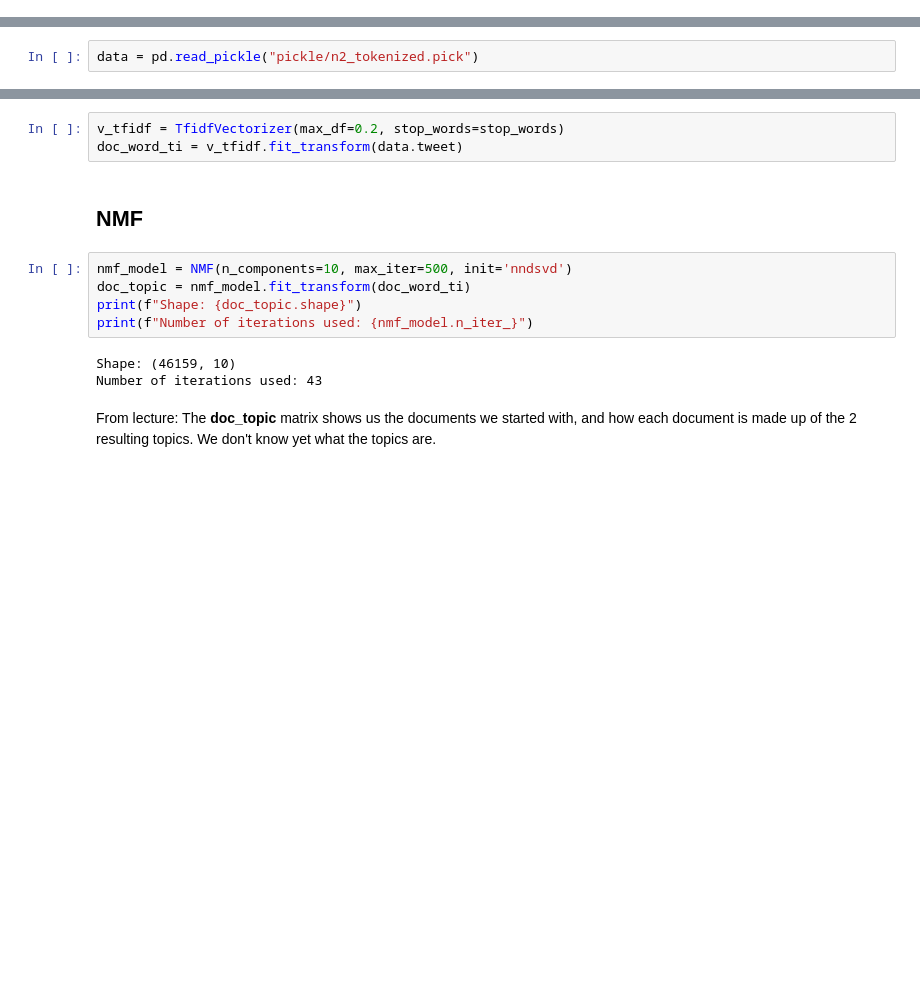
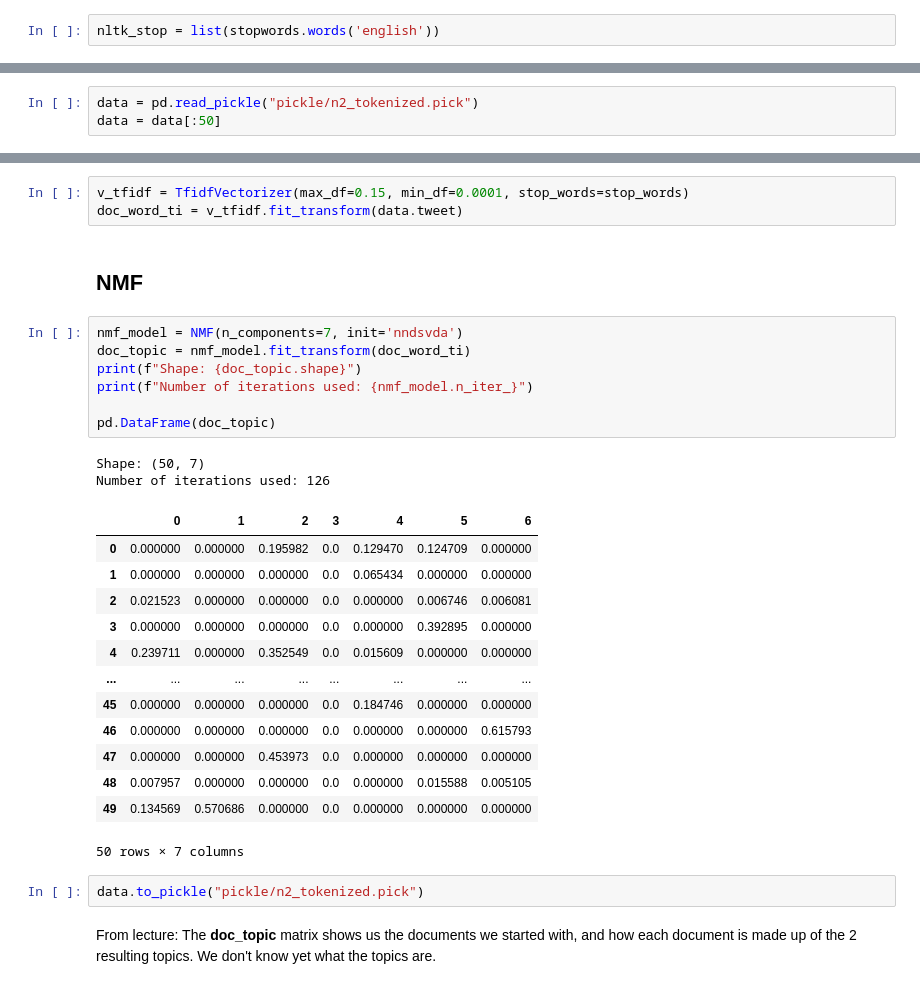
Before and after one commit to edubu2/metis-project4, a Jupyter notebook: code/topic_modeling.ipynb, the cells around one changed output, grey strips where cells are left out. Cells and saved outputs as stored; diff of their text form; blank space fills up the shorter version.

Commit message:
Large batch commit EOD 2/24 combine, words, tm, api

```diff
--- a/code/topic_modeling.ipynb
+++ b/code/topic_modeling.ipynb
@@ -12,6 +15,9 @@ from vaderSentiment.vaderSentiment import SentimentIntensityAnalyzer
+# %%
+nltk_stop = list(stopwords.words('english'))
 # %%
 pd.set_option('display.max_rows', 10)
 pd.set_option('display.max_columns', 40)
 pd.set_option('display.max_colwidth', None)
 # %%
 data = pd.read_pickle("pickle/n2_tokenized.pick")
+data = data[:50]
@@ -96,16 +32,33 @@ stop_words = [
 # %%
-v_tfidf = TfidfVectorizer(max_df=0.2, stop_words=stop_words)
+v_tfidf = TfidfVectorizer(max_df=0.15, min_df=0.0001, stop_words=stop_words)
 doc_word_ti = v_tfidf.fit_transform(data.tweet)
 # %% [markdown]
 ## NMF
 # %%
-nmf_model = NMF(n_components=10, max_iter=500, init='nndsvd')
+nmf_model = NMF(n_components=7, init='nndsvda')
 doc_topic = nmf_model.fit_transform(doc_word_ti)
 print(f"Shape: {doc_topic.shape}")
 print(f"Number of iterations used: {nmf_model.n_iter_}")
+
+pd.DataFrame(doc_topic)
 # %% [output]
-Shape: (46159, 10)
-Number of iterations used: 43
+Shape: (50, 7)
+Number of iterations used: 126
+|  | 0 | 1 | 2 | 3 | 4 | 5 | 6 |
+| 0 | 0.000000 | 0.000000 | 0.195982 | 0.0 | 0.129470 | 0.124709 | 0.000000 |
+| 1 | 0.000000 | 0.000000 | 0.000000 | 0.0 | 0.065434 | 0.000000 | 0.000000 |
+| 2 | 0.021523 | 0.000000 | 0.000000 | 0.0 | 0.000000 | 0.006746 | 0.006081 |
+| 3 | 0.000000 | 0.000000 | 0.000000 | 0.0 | 0.000000 | 0.392895 | 0.000000 |
+| 4 | 0.239711 | 0.000000 | 0.352549 | 0.0 | 0.015609 | 0.000000 | 0.000000 |
+| ... | ... | ... | ... | ... | ... | ... | ... |
+| 45 | 0.000000 | 0.000000 | 0.000000 | 0.0 | 0.184746 | 0.000000 | 0.000000 |
+| 46 | 0.000000 | 0.000000 | 0.000000 | 0.0 | 0.000000 | 0.000000 | 0.615793 |
+| 47 | 0.000000 | 0.000000 | 0.453973 | 0.0 | 0.000000 | 0.000000 | 0.000000 |
+| 48 | 0.007957 | 0.000000 | 0.000000 | 0.0 | 0.000000 | 0.015588 | 0.005105 |
+| 49 | 0.134569 | 0.570686 | 0.000000 | 0.0 | 0.000000 | 0.000000 | 0.000000 |
+50 rows × 7 columns
+# %%
+data.to_pickle("pickle/n2_tokenized.pick")
 # %% [markdown]
 From lecture: The **doc_topic** matrix shows us the documents we started with, and how each document is made up of the 2 resulting topics. We don't know yet what the topics are.
 # %% [markdown]
```
Also changed, not shown: parts of 9 cells of this notebook, 5 other files.
